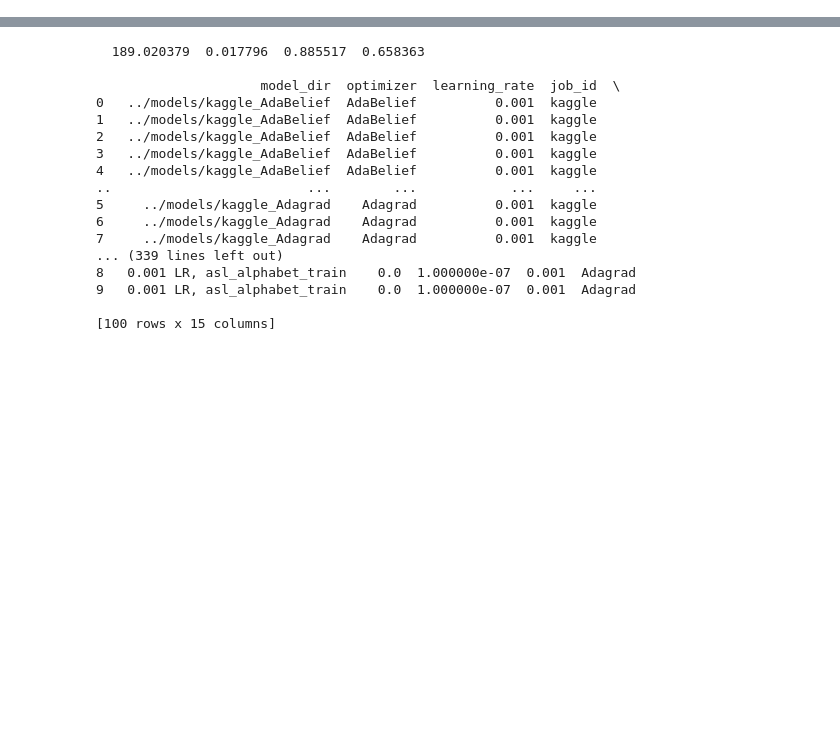
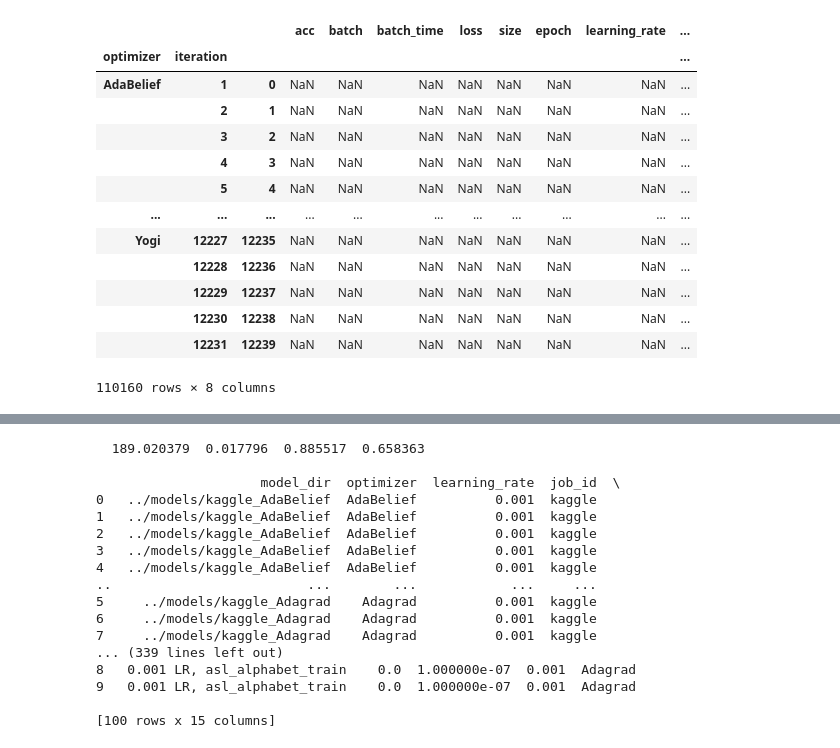
Before and after one commit to dunnkers/optimizers-sign-language, a Jupyter notebook: exploration/results.ipynb, the cells around one changed output, grey strips where cells are left out. Cells and saved outputs as stored; diff of their text form; code cells hidden in the pictures; blank space fills up the shorter version.

```diff
--- a/exploration/results.ipynb
+++ b/exploration/results.ipynb
@@ -11,0 +51,18 @@ set_matplotlib_formats('svg')
+# %%
+disp = df.groupby(['optimizer', 'iteration']).rolling(5).mean()
+disp
+# %% [output]
+|  |  |  | acc | batch | batch_time | loss | size | epoch | learning_rate | ... |
+| optimizer | iteration |  |  |  |  |  |  |  |  | ... |
+| AdaBelief | 1 | 0 | NaN | NaN | NaN | NaN | NaN | NaN | NaN | ... |
+|  | 2 | 1 | NaN | NaN | NaN | NaN | NaN | NaN | NaN | ... |
+|  | 3 | 2 | NaN | NaN | NaN | NaN | NaN | NaN | NaN | ... |
+|  | 4 | 3 | NaN | NaN | NaN | NaN | NaN | NaN | NaN | ... |
+|  | 5 | 4 | NaN | NaN | NaN | NaN | NaN | NaN | NaN | ... |
+| ... | ... | ... | ... | ... | ... | ... | ... | ... | ... | ... |
+| Yogi | 12227 | 12235 | NaN | NaN | NaN | NaN | NaN | NaN | NaN | ... |
+|  | 12228 | 12236 | NaN | NaN | NaN | NaN | NaN | NaN | NaN | ... |
+|  | 12229 | 12237 | NaN | NaN | NaN | NaN | NaN | NaN | NaN | ... |
+|  | 12230 | 12238 | NaN | NaN | NaN | NaN | NaN | NaN | NaN | ... |
+|  | 12231 | 12239 | NaN | NaN | NaN | NaN | NaN | NaN | NaN | ... |
+110160 rows × 8 columns
```
Also changed, not shown: parts of 4 cells of this notebook.
